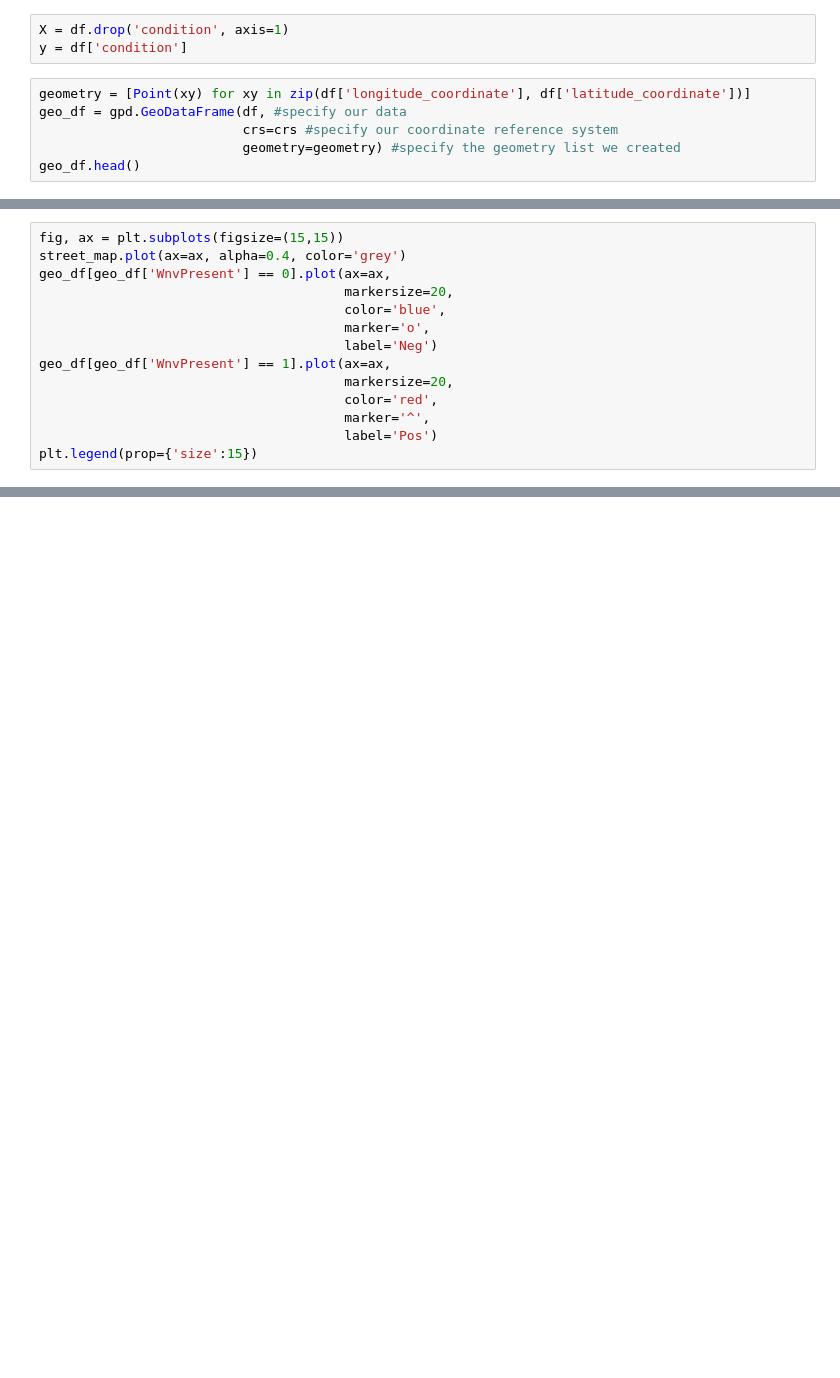
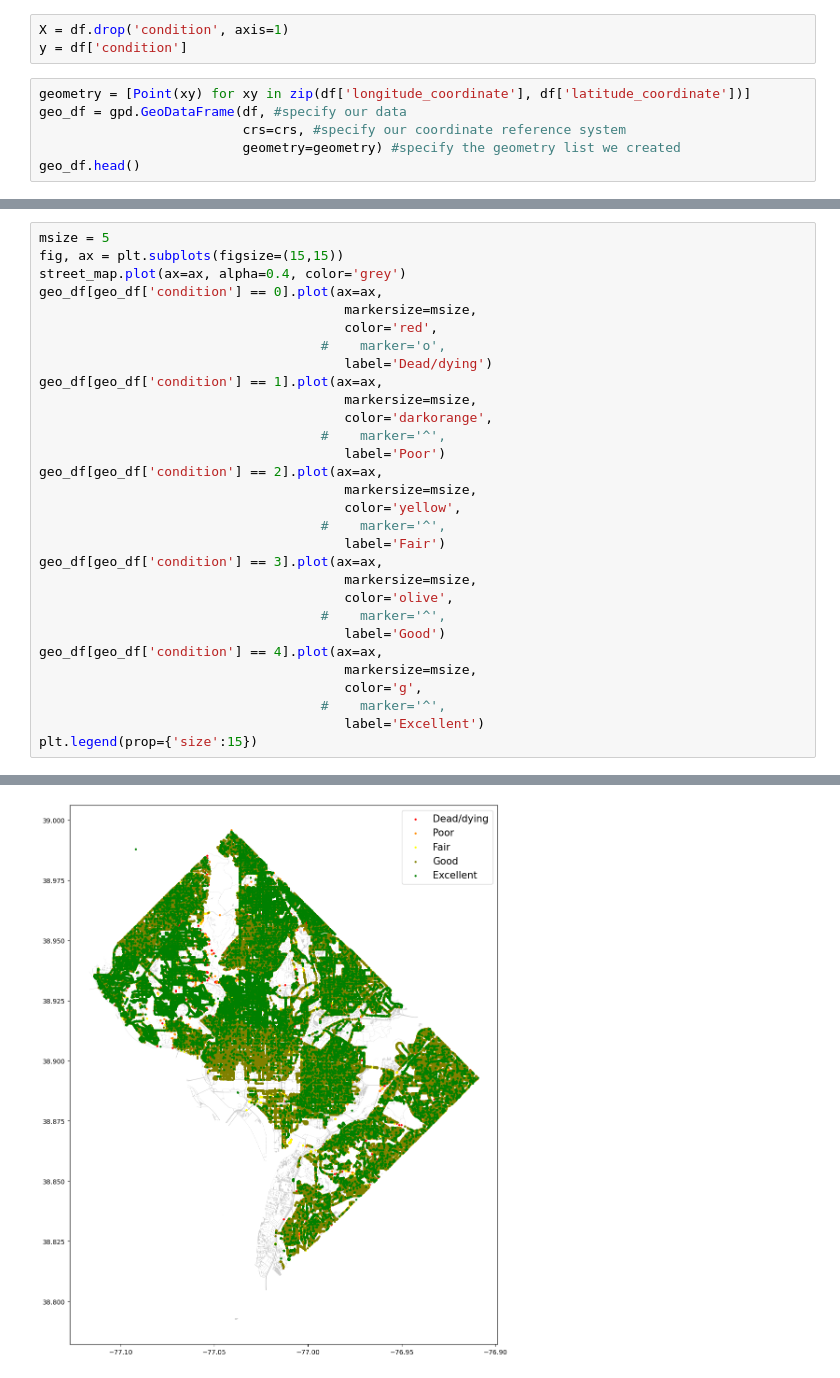
Before and after one commit to alexisf125/TreeData, a Jupyter notebook: plotting.ipynb, the cells around one changed output, grey strips where cells are left out. Cells and saved outputs as stored; diff of their text form; blank space fills up the shorter version.

```diff
--- a/plotting.ipynb
+++ b/plotting.ipynb
@@ -59,6 +48,6 @@ y = df['condition']
 # %%
 geometry = [Point(xy) for xy in zip(df['longitude_coordinate'], df['latitude_coordinate'])]
 geo_df = gpd.GeoDataFrame(df, #specify our data
-                          crs=crs #specify our coordinate reference system
+                          crs=crs, #specify our coordinate reference system
                           geometry=geometry) #specify the geometry list we created
 geo_df.head()
@@ -65,14 +62,31 @@ geo_df.head()
 # %%
+msize = 5
 fig, ax = plt.subplots(figsize=(15,15))
 street_map.plot(ax=ax, alpha=0.4, color='grey')
-geo_df[geo_df['WnvPresent'] == 0].plot(ax=ax,
-                                       markersize=20,
-                                       color='blue',
-                                       marker='o',
-                                       label='Neg')
-geo_df[geo_df['WnvPresent'] == 1].plot(ax=ax,
-                                       markersize=20,
+geo_df[geo_df['condition'] == 0].plot(ax=ax,
+                                       markersize=msize,
                                        color='red',
-                                       marker='^',
-                                       label='Pos')
+                                    #    marker='o',
+                                       label='Dead/dying')
+geo_df[geo_df['condition'] == 1].plot(ax=ax,
+                                       markersize=msize,
+                                       color='darkorange',
+                                    #    marker='^',
+                                       label='Poor')
+geo_df[geo_df['condition'] == 2].plot(ax=ax,
+                                       markersize=msize,
+                                       color='yellow',
+                                    #    marker='^',
+                                       label='Fair')
+geo_df[geo_df['condition'] == 3].plot(ax=ax,
+                                       markersize=msize,
+                                       color='olive',
+                                    #    marker='^',
+                                       label='Good')
+geo_df[geo_df['condition'] == 4].plot(ax=ax,
+                                       markersize=msize,
+                                       color='g',
+                                    #    marker='^',
+                                       label='Excellent')
 plt.legend(prop={'size':15})
+# %% [output]
@@ -78,0 +94 @@ plt.legend(prop={'size':15})
+[figure, added]
```
Also changed, not shown: parts of 4 cells of this notebook, 5 other files.
